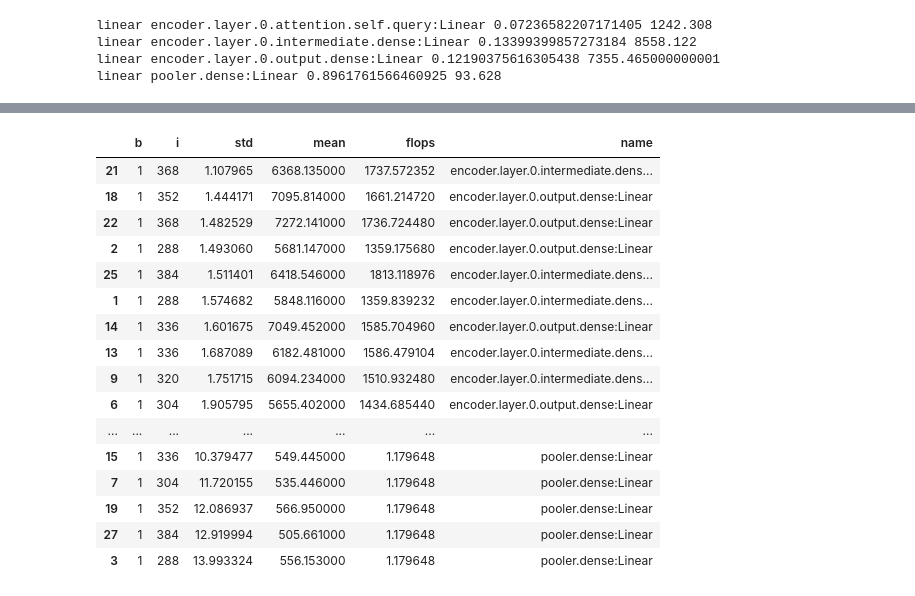
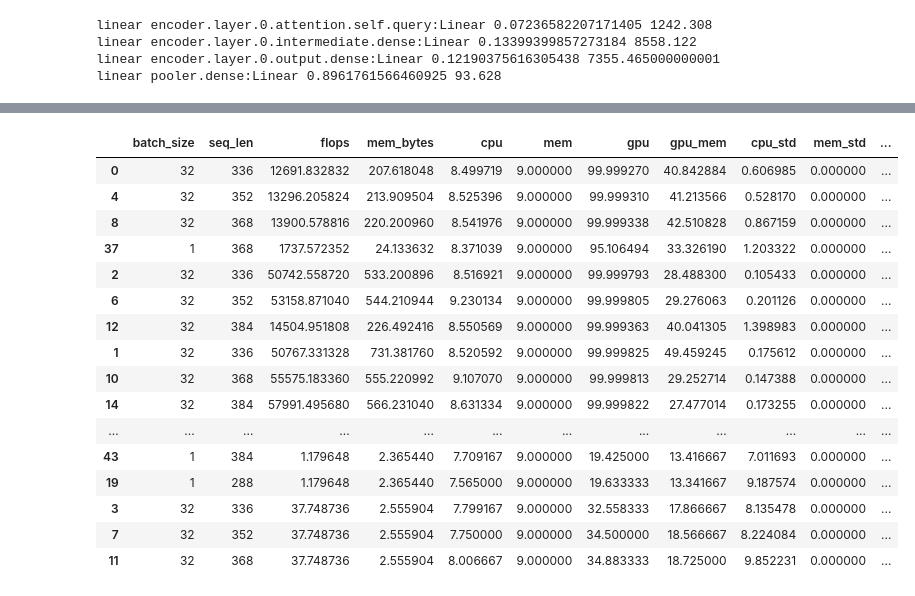
Before and after one commit to Vanessa96/DetecTor, a Jupyter notebook: trace_cg.ipynb, the cells around one changed output, grey strips where cells are left out. Cells and saved outputs as stored; diff of their text form; code cells hidden in the pictures.

```diff
--- a/trace_cg.ipynb
+++ b/trace_cg.ipynb
@@ -256,23 +268,34 @@ def is_float(x):
         return False
     return True
 
+class Namespace:
+    def __init__(self, **kwargs):
+        self.__dict__.update(kwargs)
+args=Namespace(out_dir='data', runs=10, batch_size=34, batch_step=2, seq_step=16, input_length=400)
+
 model_name = 'bert-base-uncased'
 level = 'level'
 
-res= pd.read_csv(f'data/mlexp-linear-res-{model_name}.csv')
-energy= pd.read_csv(f'data/mlexp-linear-energy-{model_name}.csv', error_bad_lines=False, usecols=[0, 2])
-energy=energy[energy['value'].apply(lambda x: is_float(x))]
-energy=energy[energy['timestamp'].apply(lambda x: is_float(x))]
+out_dir = Path(args.out_dir)
+out_dir.mkdir(parents=True, exist_ok=True)
+runs = args.runs
+input_length = args.input_length
+batch_size = args.batch_size
+batch_step = args.batch_step
+seq_step = args.seq_step
+feature_file = out_dir / f'{model_name}_features.csv'
 
-energy['value']=energy['value'].astype(float).div(100)
-energy['timestamp']=energy['timestamp'].astype(float)
+res = pd.read_csv(out_dir / f'res-{model_name}.csv')
+energy = pd.read_csv(out_dir / f'energy-{model_name}.csv',
+                     error_bad_lines=False, usecols=[0, 2])
+energy = energy[energy['value'].apply(lambda x: is_float(x))]
+energy = energy[energy['timestamp'].apply(lambda x: is_float(x))]
+
+energy['value'] = energy['value'].astype(float).div(100)
+energy['timestamp'] = energy['timestamp'].astype(float)
 
 res_np = res.to_numpy()
 res_t = res_np[:, 0]
 energy_np = energy.to_numpy()
 energy_t = energy_np[:, 0]
-
-# runs = 10
-# bs = 16
-# seq_len = 384
 # %%
@@ -329,2 +389,0 @@ b1,i384:linear, 12.9%, 50.57 J, 1.18 MFlops pooler.dense:Linear
-# %%
-info = pd.DataFrame(data={'b': batch_sizes, 'i': seq_lens, 'std': stds, 'mean': means, 'flops': flops, 'name': names})
@@ -352,20 +417,20 @@ info
 # %%
-info.sort_values('std')
+info.sort_values('energy_std')
 # %% [output]
-|  | b | i | std | mean | flops | name |
-| 21 | 1 | 368 | 1.107965 | 6368.135000 | 1737.572352 | encoder.layer.0.intermediate.dens... |
-| 18 | 1 | 352 | 1.444171 | 7095.814000 | 1661.214720 | encoder.layer.0.output.dense:Linear |
-| 22 | 1 | 368 | 1.482529 | 7272.141000 | 1736.724480 | encoder.layer.0.output.dense:Linear |
-| 2 | 1 | 288 | 1.493060 | 5681.147000 | 1359.175680 | encoder.layer.0.output.dense:Linear |
-| 25 | 1 | 384 | 1.511401 | 6418.546000 | 1813.118976 | encoder.layer.0.intermediate.dens... |
-| 1 | 1 | 288 | 1.574682 | 5848.116000 | 1359.839232 | encoder.layer.0.intermediate.dens... |
-| 14 | 1 | 336 | 1.601675 | 7049.452000 | 1585.704960 | encoder.layer.0.output.dense:Linear |
-| 13 | 1 | 336 | 1.687089 | 6182.481000 | 1586.479104 | encoder.layer.0.intermediate.dens... |
-| 9 | 1 | 320 | 1.751715 | 6094.234000 | 1510.932480 | encoder.layer.0.intermediate.dens... |
-| 6 | 1 | 304 | 1.905795 | 5655.402000 | 1434.685440 | encoder.layer.0.output.dense:Linear |
-| ... | ... | ... | ... | ... | ... | ... |
-| 15 | 1 | 336 | 10.379477 | 549.445000 | 1.179648 | pooler.dense:Linear |
-| 7 | 1 | 304 | 11.720155 | 535.446000 | 1.179648 | pooler.dense:Linear |
-| 19 | 1 | 352 | 12.086937 | 566.950000 | 1.179648 | pooler.dense:Linear |
-| 27 | 1 | 384 | 12.919994 | 505.661000 | 1.179648 | pooler.dense:Linear |
-| 3 | 1 | 288 | 13.993324 | 556.153000 | 1.179648 | pooler.dense:Linear |
+|  | batch_size | seq_len | flops | mem_bytes | cpu | mem | gpu | gpu_mem | cpu_std | mem_std | ... |
+| 0 | 32 | 336 | 12691.832832 | 207.618048 | 8.499719 | 9.000000 | 99.999270 | 40.842884 | 0.606985 | 0.000000 | ... |
+| 4 | 32 | 352 | 13296.205824 | 213.909504 | 8.525396 | 9.000000 | 99.999310 | 41.213566 | 0.528170 | 0.000000 | ... |
+| 8 | 32 | 368 | 13900.578816 | 220.200960 | 8.541976 | 9.000000 | 99.999338 | 42.510828 | 0.867159 | 0.000000 | ... |
+| 37 | 1 | 368 | 1737.572352 | 24.133632 | 8.371039 | 9.000000 | 95.106494 | 33.326190 | 1.203322 | 0.000000 | ... |
+| 2 | 32 | 336 | 50742.558720 | 533.200896 | 8.516921 | 9.000000 | 99.999793 | 28.488300 | 0.105433 | 0.000000 | ... |
+| 6 | 32 | 352 | 53158.871040 | 544.210944 | 9.230134 | 9.000000 | 99.999805 | 29.276063 | 0.201126 | 0.000000 | ... |
+| 12 | 32 | 384 | 14504.951808 | 226.492416 | 8.550569 | 9.000000 | 99.999363 | 40.041305 | 1.398983 | 0.000000 | ... |
+| 1 | 32 | 336 | 50767.331328 | 731.381760 | 8.520592 | 9.000000 | 99.999825 | 49.459245 | 0.175612 | 0.000000 | ... |
+| 10 | 32 | 368 | 55575.183360 | 555.220992 | 9.107070 | 9.000000 | 99.999813 | 29.252714 | 0.147388 | 0.000000 | ... |
+| 14 | 32 | 384 | 57991.495680 | 566.231040 | 8.631334 | 9.000000 | 99.999822 | 27.477014 | 0.173255 | 0.000000 | ... |
+| ... | ... | ... | ... | ... | ... | ... | ... | ... | ... | ... | ... |
+| 43 | 1 | 384 | 1.179648 | 2.365440 | 7.709167 | 9.000000 | 19.425000 | 13.416667 | 7.011693 | 0.000000 | ... |
+| 19 | 1 | 288 | 1.179648 | 2.365440 | 7.565000 | 9.000000 | 19.633333 | 13.341667 | 9.187574 | 0.000000 | ... |
+| 3 | 32 | 336 | 37.748736 | 2.555904 | 7.799167 | 9.000000 | 32.558333 | 17.866667 | 8.135478 | 0.000000 | ... |
+| 7 | 32 | 352 | 37.748736 | 2.555904 | 7.750000 | 9.000000 | 34.500000 | 18.566667 | 8.224084 | 0.000000 | ... |
+| 11 | 32 | 368 | 37.748736 | 2.555904 | 8.006667 | 9.000000 | 34.883333 | 18.725000 | 9.852231 | 0.000000 | ... |
```
Also changed, not shown: parts of 8 cells of this notebook, 1 other file.
